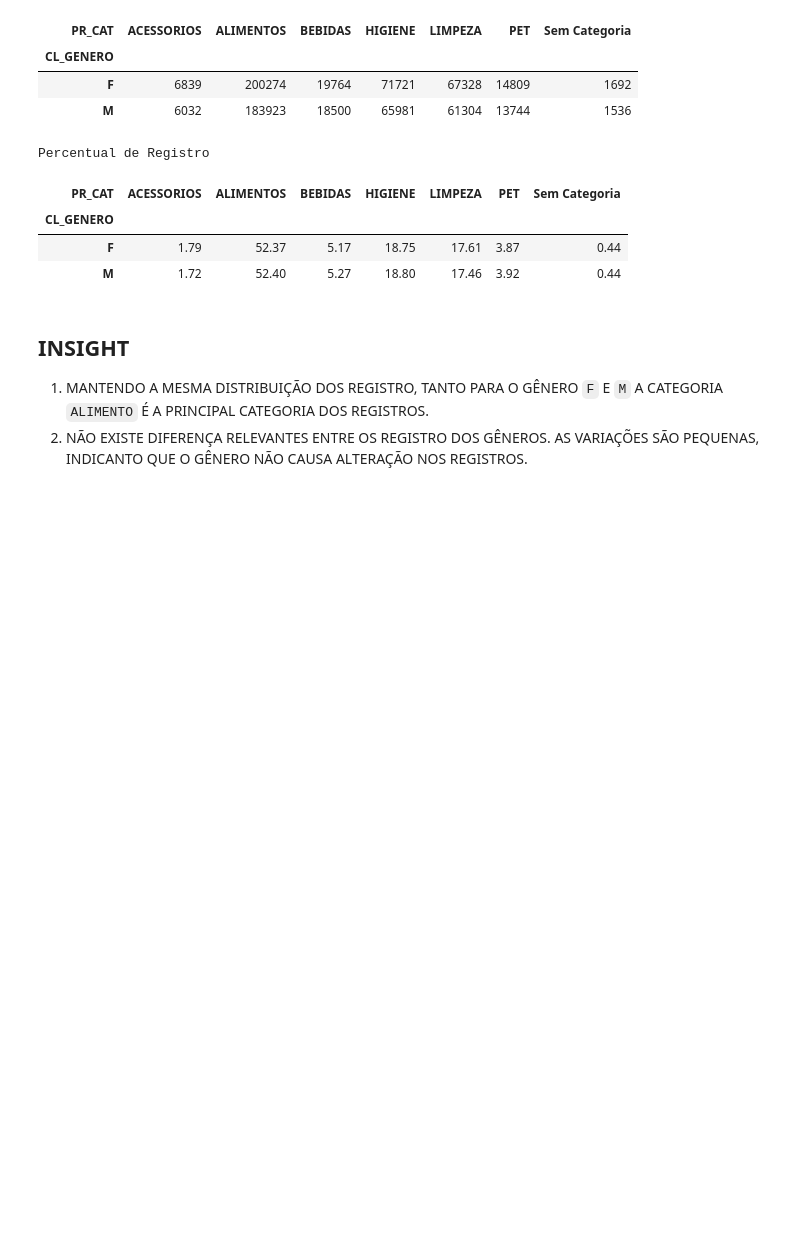
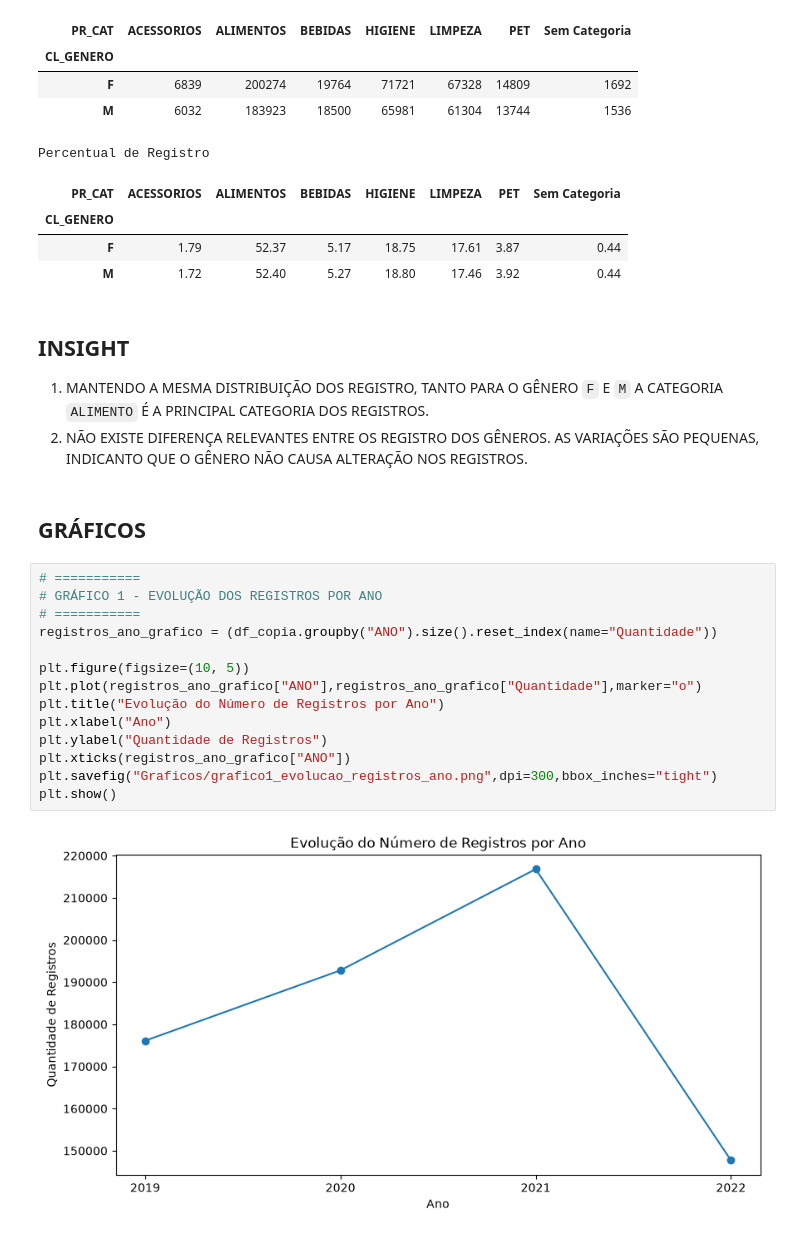
Before and after one commit to FelipeBusa/mini_projeto_turma05, a Jupyter notebook: Mini_Projeto_Felipe_Busarello.ipynb, the cells around one changed output. Saved outputs shown, nothing was run; the diff lists cells and outputs as text; blank space fills up the shorter version.

Commit message:
Criação e Visualização Gráficos

```diff
--- a/Mini_Projeto_Felipe_Busarello.ipynb
+++ b/Mini_Projeto_Felipe_Busarello.ipynb
@@ -779,3 +772,21 @@ Percentual de Registro
 ## INSIGHT
 1. MANTENDO A MESMA DISTRIBUIÇÃO DOS REGISTRO, TANTO PARA O GÊNERO `F` E `M` A CATEGORIA `ALIMENTO` É A PRINCIPAL CATEGORIA DOS REGISTROS.
 2. NÃO EXISTE DIFERENÇA RELEVANTES ENTRE OS REGISTRO DOS GÊNEROS. AS VARIAÇÕES SÃO PEQUENAS, INDICANTO QUE O GÊNERO NÃO CAUSA ALTERAÇÃO NOS REGISTROS.
+# %% [markdown]
+## GRÁFICOS
+# %%
+# ===========
+# GRÁFICO 1 - EVOLUÇÃO DOS REGISTROS POR ANO
+# ===========
+registros_ano_grafico = (df_copia.groupby("ANO").size().reset_index(name="Quantidade"))
+
+plt.figure(figsize=(10, 5))
+plt.plot(registros_ano_grafico["ANO"],registros_ano_grafico["Quantidade"],marker="o")
+plt.title("Evolução do Número de Registros por Ano")
+plt.xlabel("Ano")
+plt.ylabel("Quantidade de Registros")
+plt.xticks(registros_ano_grafico["ANO"])
+plt.savefig("Graficos/grafico1_evolucao_registros_ano.png",dpi=300,bbox_inches="tight")
+plt.show()
+# %% [output]
+[figure, added]
```
Also changed, not shown: parts of 12 cells of this notebook.
